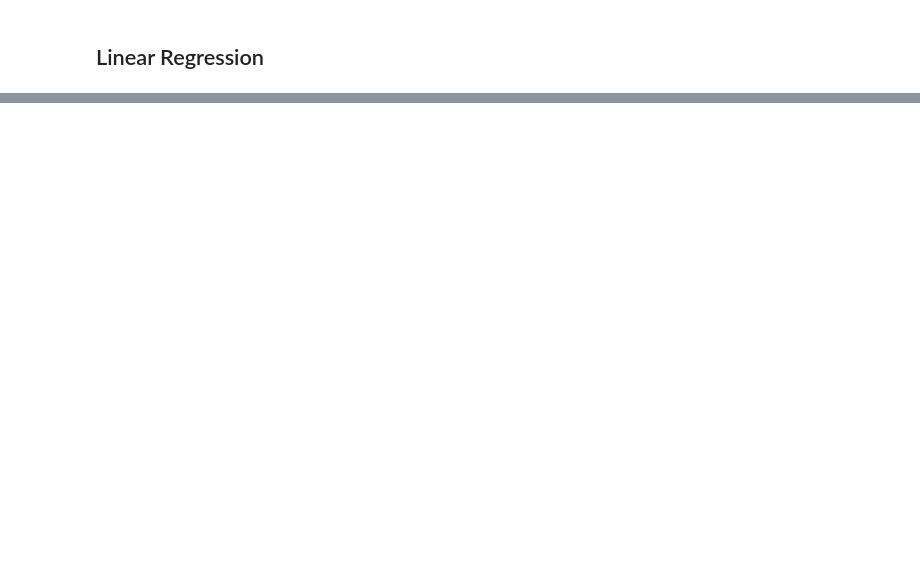
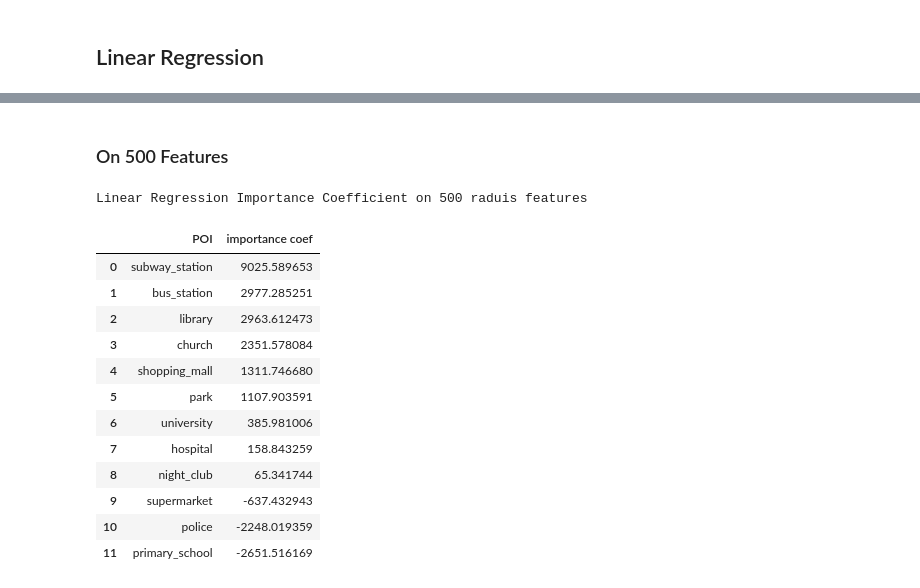
Before and after one commit to Eric-Miao/2022Fall-CIVENG263N-FinalProj, a Jupyter notebook: Google_API_test.ipynb, the cells around one changed output, grey strips where cells are left out. Cells and saved outputs as stored; diff of their text form; code cells hidden in the pictures; blank space fills up the shorter version.

```diff
--- a/Google_API_test.ipynb
+++ b/Google_API_test.ipynb
@@ -495,0 +578,27 @@ primary_school_3000  -2673.2739716616297
+# %% [markdown]
+### On 500 Features
+# %%
+reg = linear_model.LinearRegression()
+reg.fit(dfMultiPOIPrice.loc[:,(slice(None),'500')],dfPOIPrice.loc[dfMultiPOIPrice.index,'Cost per Sqaure Meter'])
+reg_coef=list(zip(listPOI,reg.coef_))
+
+reg_coef.sort(key=lambda x:x[1],reverse=True)
+print('Linear Regression Importance Coefficient on 500 raduis features\n')
+pd.DataFrame(reg_coef,columns=['POI','importance coef'])
+# for v in reg_coef:
+#     print("{:22} {:.2f}".format(v[0],v[1]))
+# %% [output]
+Linear Regression Importance Coefficient on 500 raduis features
+|  | POI | importance coef |
+| 0 | subway_station | 9025.589653 |
+| 1 | bus_station | 2977.285251 |
+| 2 | library | 2963.612473 |
+| 3 | church | 2351.578084 |
+| 4 | shopping_mall | 1311.746680 |
+| 5 | park | 1107.903591 |
+| 6 | university | 385.981006 |
+| 7 | hospital | 158.843259 |
+| 8 | night_club | 65.341744 |
+| 9 | supermarket | -637.432943 |
+| 10 | police | -2248.019359 |
+| 11 | primary_school | -2651.516169 |
```
Also changed, not shown: parts of 17 cells of this notebook.
